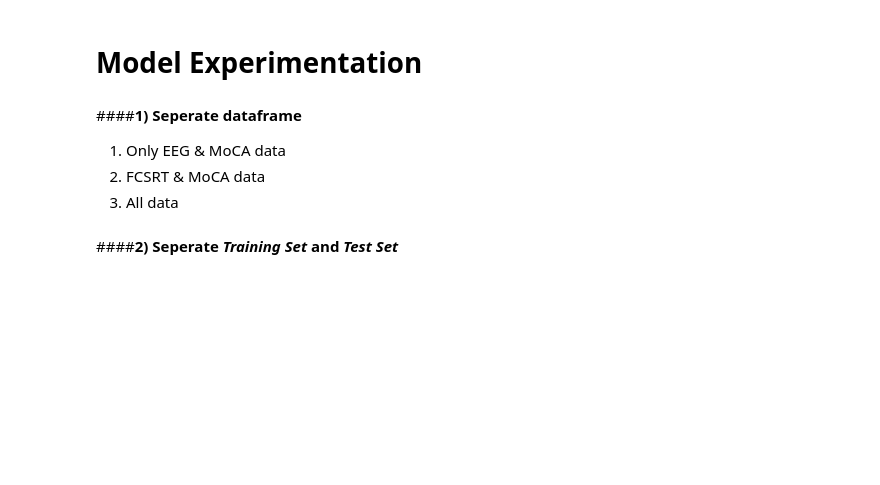
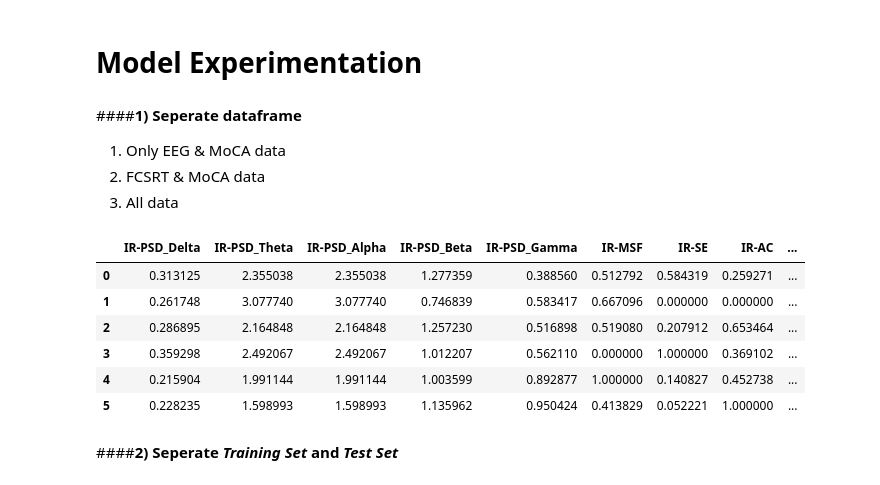
Before and after one commit to Sirabhop/Preclinical-AD-EEG-classification, a Jupyter notebook: Machine_Learning_Modeling.ipynb, the cells around one changed output. Cells and saved outputs as stored; diff of their text form; code cells hidden in the pictures; blank space fills up the shorter version.

```diff
--- a/Machine_Learning_Modeling.ipynb
+++ b/Machine_Learning_Modeling.ipynb
@@ -105,6 +113,16 @@ df.drop(df.iloc[:, 21:27].columns, axis = 1, inplace = True)
 1.   Only EEG & MoCA data
 2.   FCSRT & MoCA data
 3. All data
+# %%
+df.iloc[:,1:21]
+# %% [output]
+|  | IR-PSD_Delta | IR-PSD_Theta | IR-PSD_Alpha | IR-PSD_Beta | IR-PSD_Gamma | IR-MSF | IR-SE | IR-AC | ... |
+| 0 | 0.313125 | 2.355038 | 2.355038 | 1.277359 | 0.388560 | 0.512792 | 0.584319 | 0.259271 | ... |
+| 1 | 0.261748 | 3.077740 | 3.077740 | 0.746839 | 0.583417 | 0.667096 | 0.000000 | 0.000000 | ... |
+| 2 | 0.286895 | 2.164848 | 2.164848 | 1.257230 | 0.516898 | 0.519080 | 0.207912 | 0.653464 | ... |
+| 3 | 0.359298 | 2.492067 | 2.492067 | 1.012207 | 0.562110 | 0.000000 | 1.000000 | 0.369102 | ... |
+| 4 | 0.215904 | 1.991144 | 1.991144 | 1.003599 | 0.892877 | 1.000000 | 0.140827 | 0.452738 | ... |
+| 5 | 0.228235 | 1.598993 | 1.598993 | 1.135962 | 0.950424 | 0.413829 | 0.052221 | 1.000000 | ... |
 # %%
 #1 Cognitive Markers Modeling
 X_1 = df.iloc[:,21:26].values
```
Also changed, not shown: parts of 14 cells of this notebook.
